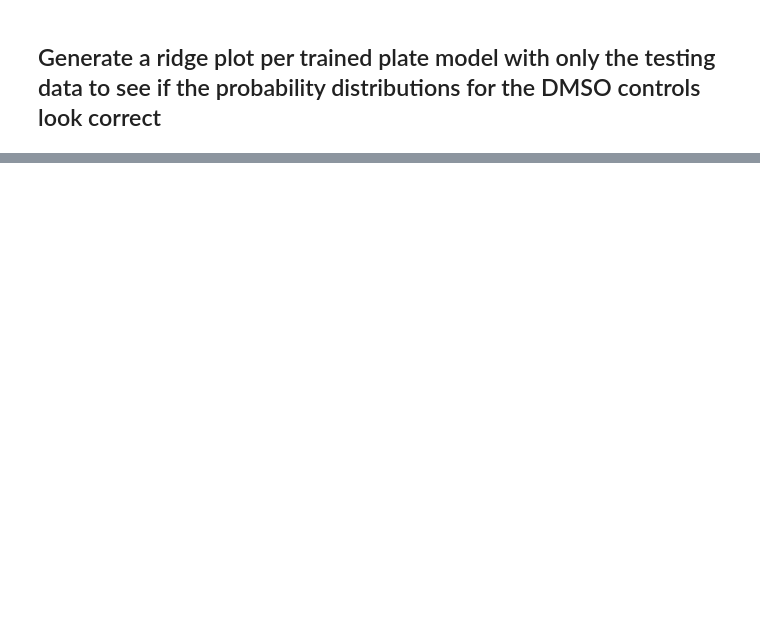
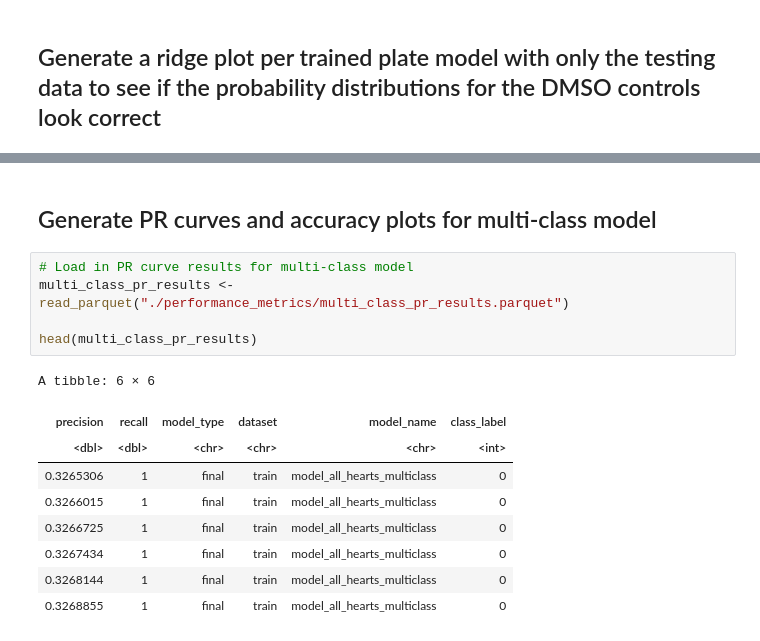
Before and after one commit to WayScience/predicting_cardiac_fibrosis_etiologies, a Jupyter notebook: 5.machine_learning/3.vis_model_performance.ipynb, the cells around one changed output, grey strips where cells are left out. Cells and saved outputs as stored; diff of their text form; blank space fills up the shorter version.

```diff
--- a/5.machine_learning/3.vis_model_performance.ipynb
+++ b/5.machine_learning/3.vis_model_performance.ipynb
@@ -245,0 +246,17 @@ accuracy_barplot
+# %% [markdown]
+## Generate PR curves and accuracy plots for multi-class model
+# %%
+# Load in PR curve results for multi-class model
+multi_class_pr_results <- read_parquet("./performance_metrics/multi_class_pr_results.parquet")
+
+head(multi_class_pr_results)
+# %% [output]
+A tibble: 6 × 6
+| precision | recall | model_type | dataset | model_name | class_label |
+| <dbl> | <dbl> | <chr> | <chr> | <chr> | <int> |
+| 0.3265306 | 1 | final | train | model_all_hearts_multiclass | 0 |
+| 0.3266015 | 1 | final | train | model_all_hearts_multiclass | 0 |
+| 0.3266725 | 1 | final | train | model_all_hearts_multiclass | 0 |
+| 0.3267434 | 1 | final | train | model_all_hearts_multiclass | 0 |
+| 0.3268144 | 1 | final | train | model_all_hearts_multiclass | 0 |
+| 0.3268855 | 1 | final | train | model_all_hearts_multiclass | 0 |
```
Also changed, not shown: parts of 15 cells of this notebook, 50 other files.
